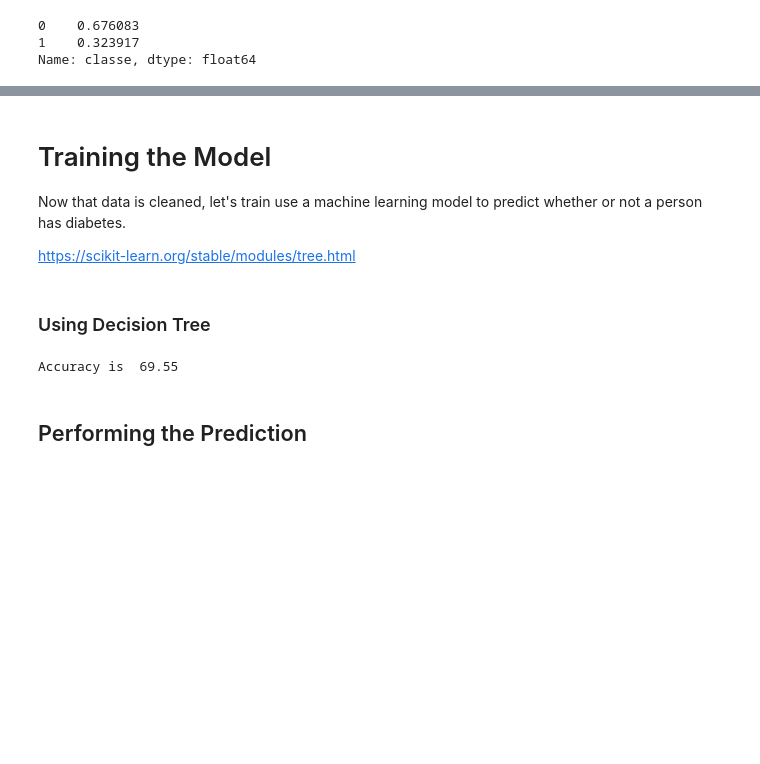
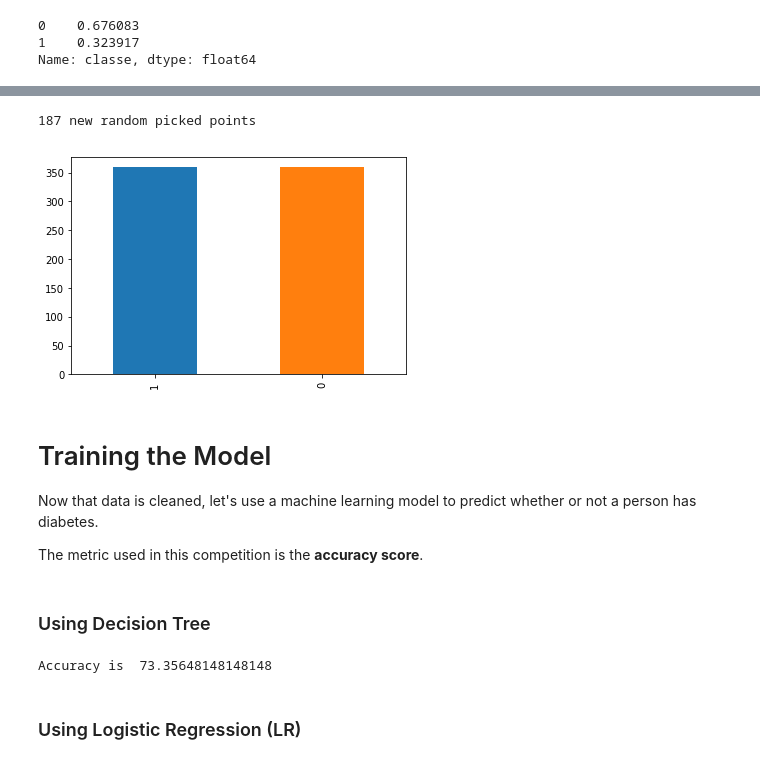
Before and after one commit to cpatrickalves/kaggle-diabetes-prediction, a Jupyter notebook: kernel.ipynb, the cells around one changed output, grey strips where cells are left out. Cells and saved outputs as stored; diff of their text form; code cells hidden in the pictures; blank space fills up the shorter version.

```diff
--- a/kernel.ipynb
+++ b/kernel.ipynb
@@ -219,21 +236,46 @@ Despite the dataset is unabalanced, as we have a low number of samples, I prefer
+# %%
+from imblearn.over_sampling import SMOTE
+
+# Select the columns with features
+features = ['num_gestacoes', 'glicose', 'pressao_sanguinea', 'grossura_pele', 'insulina', 'bmi', 'indice_historico', 'idade']
+X = data_cleaned[features]
+# Select the columns with labels
+Y = data_cleaned['classe']
+
+smote = SMOTE(sampling_strategy=1.0, k_neighbors=4)
+X_sm, y_sm = smote.fit_sample(X, Y)
+
+print(X_sm.shape[0] - X.shape[0], 'new random picked points')
+data_cleaned_oversampled = pd.DataFrame(X_sm, columns=data.columns[1:-1])
+data_cleaned_oversampled['classe'] = y_sm
+data_cleaned_oversampled['id'] = range(1,len(y_sm)+1)
+
+for c in ['num_gestacoes', 'glicose', 'pressao_sanguinea', 'grossura_pele', 'insulina', 'idade']:
+    data_cleaned_oversampled[c] = data_cleaned_oversampled[c].apply(lambda x: int(x))
+
+data_cleaned_oversampled.classe.value_counts().plot(kind='bar');
+# %% [output]
+187 new random picked points
+[figure, added]
 # %% [markdown]
 # Training the Model
 
-Now that data is cleaned, let's train use a machine learning model to predict whether or not a person has diabetes.
+Now that data is cleaned, let's use a machine learning model to predict whether or not a person has diabetes.
 
-https://scikit-learn.org/stable/modules/tree.html
+The metric used in this competition is the **accuracy score**.
 # %% [markdown]
 ### Using Decision Tree
 # %%
 from sklearn.model_selection import train_test_split
 from sklearn.metrics import accuracy_score
+from sklearn.metrics import confusion_matrix
 from sklearn import tree
 
 # Select the columns with features
 features = ['num_gestacoes', 'glicose', 'pressao_sanguinea', 'grossura_pele', 'insulina', 'bmi', 'indice_historico', 'idade']
-X = data_cleaned[features]
+X = data_cleaned_oversampled[features]
 # Select the columns with labels
-Y = data_cleaned['classe']
+Y = data_cleaned_oversampled['classe']
 
 # Perform the training and test 100 times with different seeds and compute the mean accuracy.
 # Save results
@@ -243,7 +285,7 @@ for i in range(100):
     X_train, X_test, y_train, y_test = train_test_split(X, Y, test_size=0.3, random_state=i)
 
     # Create and train the model
-    clf = tree.DecisionTreeClassifier(criterion = 'entropy', random_state=i)
+    clf = tree.DecisionTreeClassifier(criterion = 'entropy', random_state=i, max_depth=4)
     clf.fit(X_train,y_train)
 
     # Performing predictions with test dataset
@@ -253,6 +295,6 @@ for i in range(100):
 
 print('Accuracy is ', np.mean(acurrances))
 # %% [output]
-Accuracy is  69.55
+Accuracy is  73.35648148148148
-# %% [markdown]
-## Performing the Prediction
+# %% [markdown]
+### Using Logistic Regression (LR)
```
Also changed, not shown: parts of 25 cells of this notebook, 2 other files.
